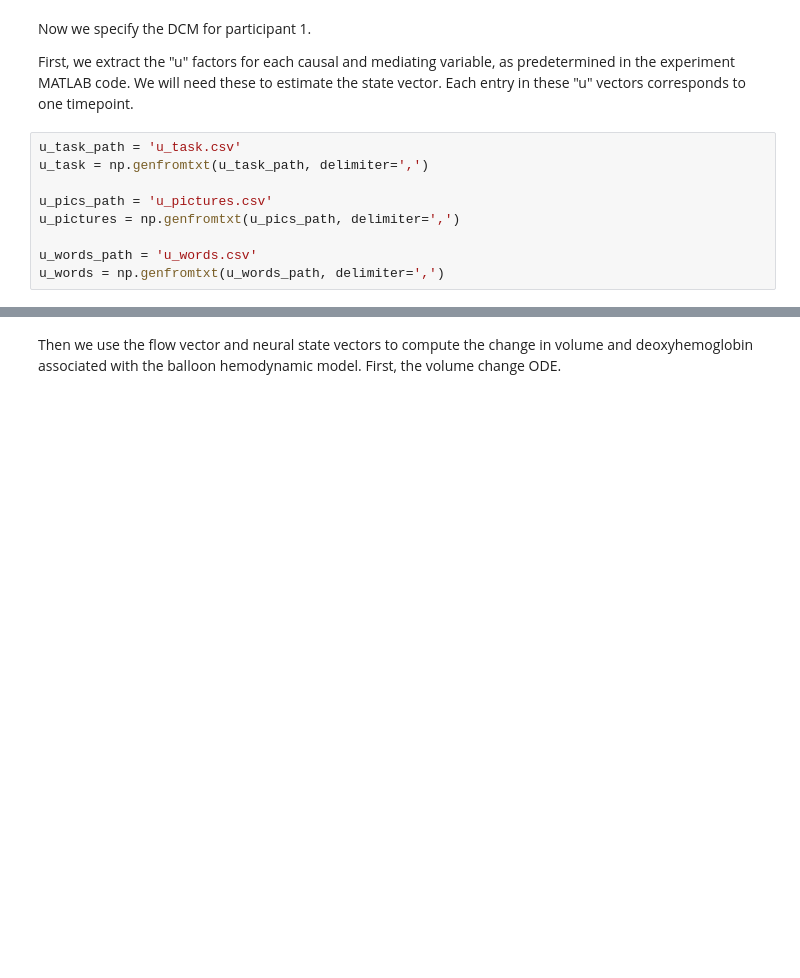
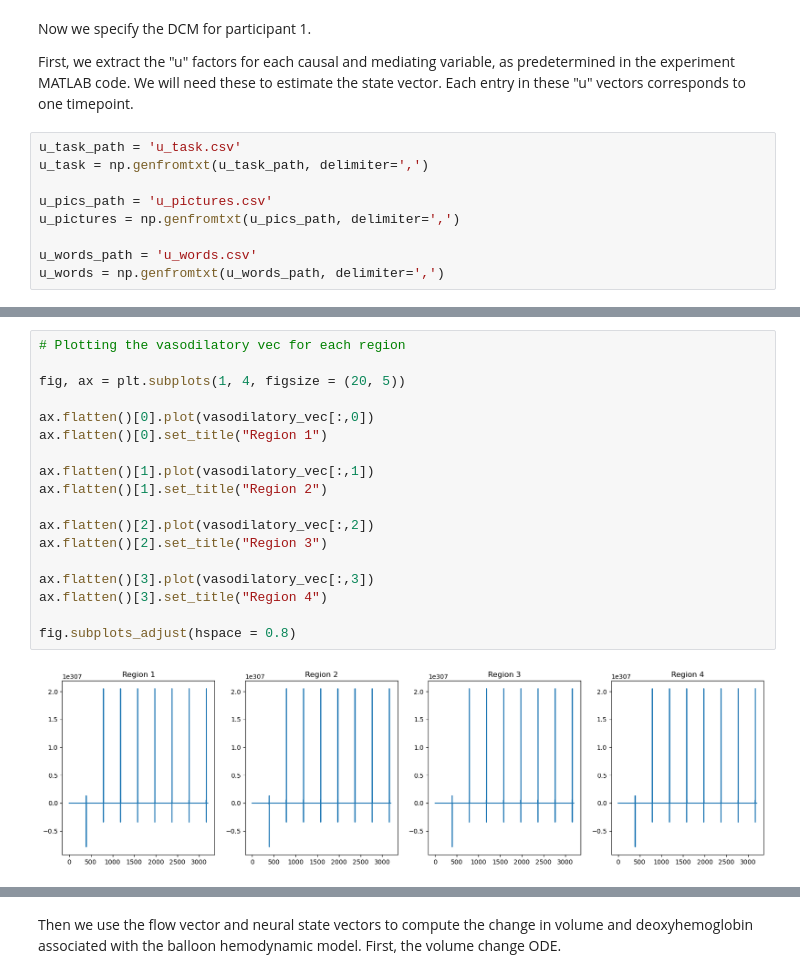
Before and after one commit to cyneuro/neuro_communication, a Jupyter notebook: DCM_tutorial.ipynb, the cells around one changed output, grey strips where cells are left out. Saved outputs shown, nothing was run; the diff lists cells and outputs as text; blank space fills up the shorter version.

```diff
--- a/DCM_tutorial.ipynb
+++ b/DCM_tutorial.ipynb
@@ -404,0 +423,20 @@ print(flow_vec)
+# %%
+# Plotting the vasodilatory vec for each region
+
+fig, ax = plt.subplots(1, 4, figsize = (20, 5))
+
+ax.flatten()[0].plot(vasodilatory_vec[:,0])
+ax.flatten()[0].set_title("Region 1")
+
+ax.flatten()[1].plot(vasodilatory_vec[:,1])
+ax.flatten()[1].set_title("Region 2")
+
+ax.flatten()[2].plot(vasodilatory_vec[:,2])
+ax.flatten()[2].set_title("Region 3")
+
+ax.flatten()[3].plot(vasodilatory_vec[:,3])
+ax.flatten()[3].set_title("Region 4")
+
+fig.subplots_adjust(hspace = 0.8)
+# %% [output]
+[figure, added]
```
Also changed, not shown: parts of 13 cells of this notebook.
